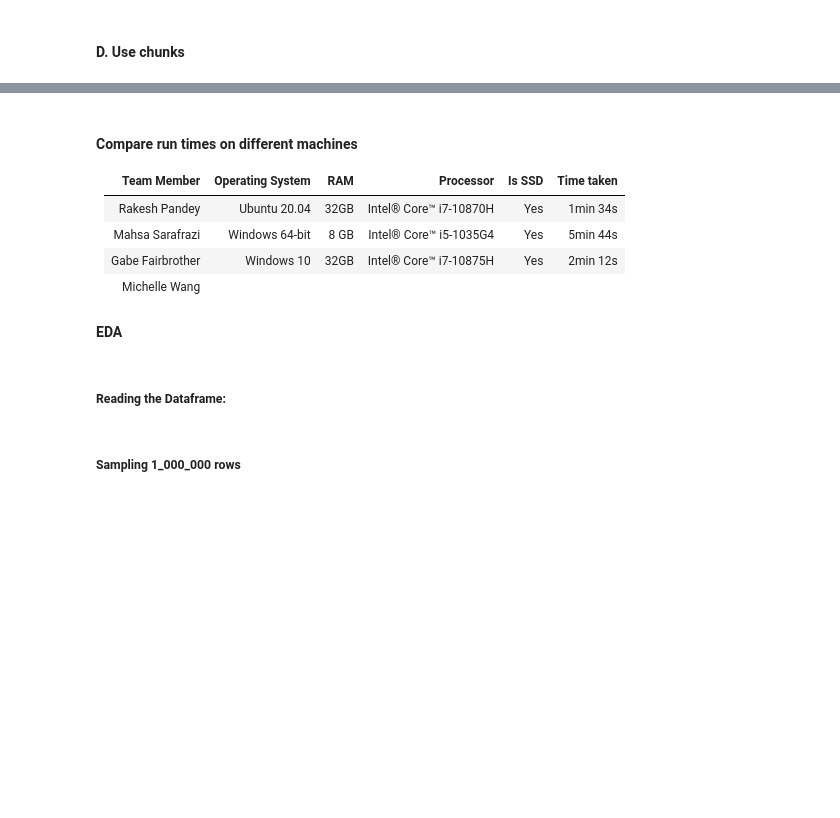
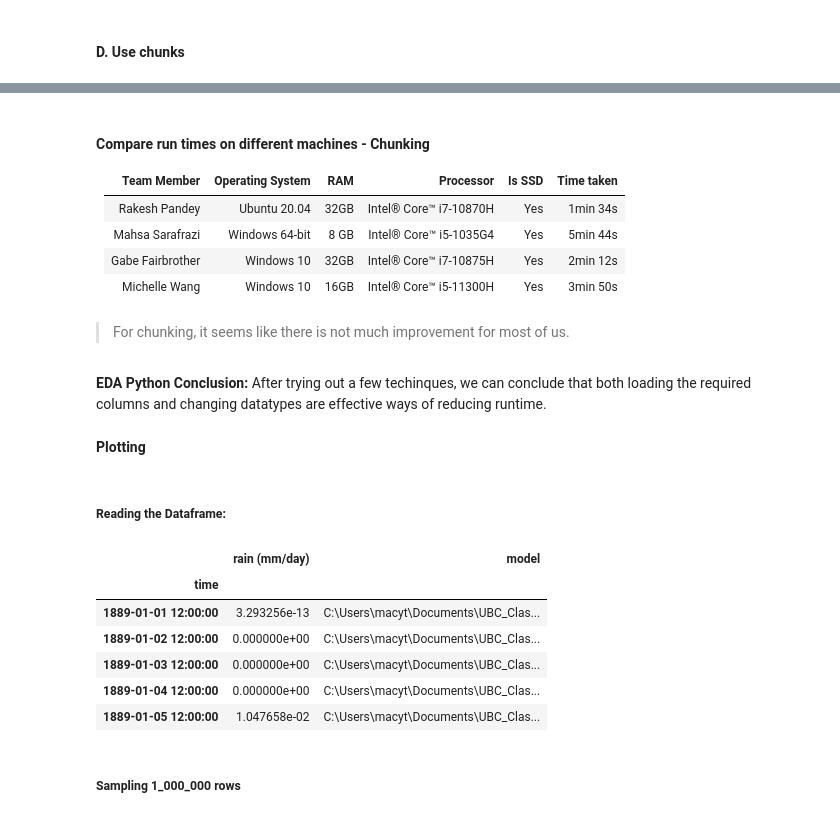
Before and after one commit to UBC-MDS/dsci_525_group_22, a Jupyter notebook: notebooks/milestone_1.ipynb, the cells around one changed output, grey strips where cells are left out. Drawn from its saved outputs; the diff is of its cells as text; code cells hidden in the pictures; blank space fills up the shorter version.

```diff
--- a/notebooks/milestone_1.ipynb
+++ b/notebooks/milestone_1.ipynb
@@ -212,24 +284,37 @@ print(df.describe())
 # %% [markdown]
-#### Compare run times on different machines
+#### Compare run times on different machines - Chunking
 
 | Team Member        | Operating System | RAM  | Processor              | Is SSD | Time taken |
 |:------------------:|:----------------:|:----:|:----------------------:|:------:|:----------:|
 | Rakesh Pandey      | Ubuntu 20.04     | 32GB | Intel® Core™ i7-10870H | Yes    | 1min 34s   |
 | Mahsa Sarafrazi    | Windows 64-bit   | 8 GB | Intel® Core™ i5-1035G4 | Yes    | 5min 44s   |
 | Gabe Fairbrother   |  Windows 10      | 32GB | Intel® Core™ i7-10875H | Yes    |     2min 12s      |
-| Michelle Wang      |                  |      |                        |        |            |
+| Michelle Wang      |  Windows 10        | 16GB | Intel® Core™ i5-11300H  |   Yes  |    3min 50s        |
+# %% [markdown]
+> For chunking, it seems like there is not much improvement for most of us.
+# %% [markdown]
+**EDA Python Conclusion:**
+After trying out a few techinques, we can conclude that both loading the required columns and changing datatypes are effective ways of reducing runtime.
 # %% [markdown]
-**EDA**
+**Plotting**
 # %% [markdown]
 ##### Reading the Dataframe:
 # %%
-df = pd.read_csv(
-    os.path.join("data/processed_rainfall.csv"),
-    index_col=0,
-    usecols=["time", "rain (mm/day)", "model"],
-    parse_dates=True,
-)
-df.head()
+# df = pd.read_csv(
+#     os.path.join(out_processed_dir, "processed_rainfall.csv"),
+#     index_col=0,
+#     usecols=["time", "rain (mm/day)", "model"],
+#     parse_dates=True,
+# )
+# df.head()
+# %% [output]
+|  | rain (mm/day) | model |
+| time |  |  |
+| 1889-01-01 12:00:00 | 3.293256e-13 | C:\Users\macyt\Documents\UBC_Clas... |
+| 1889-01-02 12:00:00 | 0.000000e+00 | C:\Users\macyt\Documents\UBC_Clas... |
+| 1889-01-03 12:00:00 | 0.000000e+00 | C:\Users\macyt\Documents\UBC_Clas... |
+| 1889-01-04 12:00:00 | 0.000000e+00 | C:\Users\macyt\Documents\UBC_Clas... |
+| 1889-01-05 12:00:00 | 1.047658e-02 | C:\Users\macyt\Documents\UBC_Clas... |
 # %% [markdown]
 ##### Sampling 1_000_000 rows
 # %%
```
Also changed, not shown: parts of 41 cells of this notebook.
